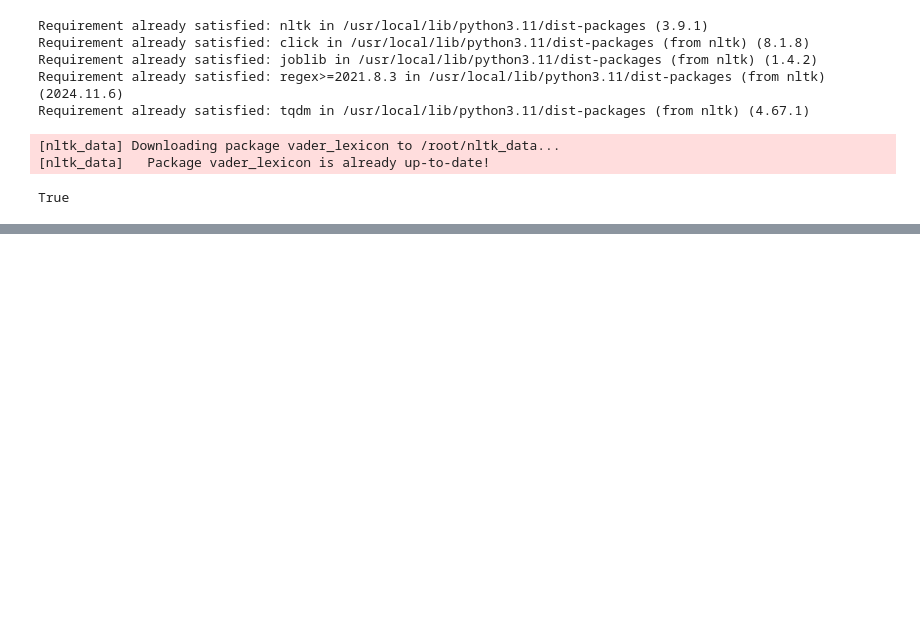
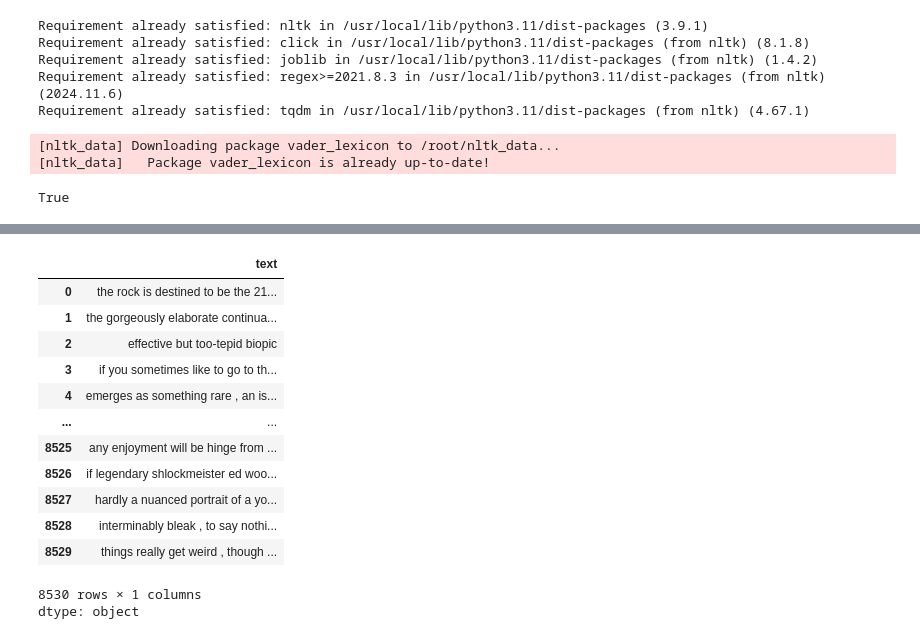
Before and after one commit to junghodavidlee/Project-3, a Jupyter notebook: Project_3.ipynb, the cells around one changed output, grey strips where cells are left out. Cells and saved outputs as stored; diff of their text form; code cells hidden in the pictures; blank space fills up the shorter version.

```diff
--- a/Project_3.ipynb
+++ b/Project_3.ipynb
@@ -259,0 +371,3 @@ This share link expires in 72 hours. For free permanent hosting and GPU upgrades
+# %%
+# In the label column, replace 0 with negative and 1 with positive
+df["label"] = df["label"].replace({0: "negative", 1: "positive"})
@@ -259,0 +376,17 @@ This share link expires in 72 hours. For free permanent hosting and GPU upgrades
+# %%
+df['text']
+# %% [output]
+|  | text |
+| 0 | the rock is destined to be the 21... |
+| 1 | the gorgeously elaborate continua... |
+| 2 | effective but too-tepid biopic |
+| 3 | if you sometimes like to go to th... |
+| 4 | emerges as something rare , an is... |
+| ... | ... |
+| 8525 | any enjoyment will be hinge from ... |
+| 8526 | if legendary shlockmeister ed woo... |
+| 8527 | hardly a nuanced portrait of a yo... |
+| 8528 | interminably bleak , to say nothi... |
+| 8529 | things really get weird , though ... |
+8530 rows × 1 columns
+dtype: object
```
Also changed, not shown: parts of 21 cells of this notebook.
